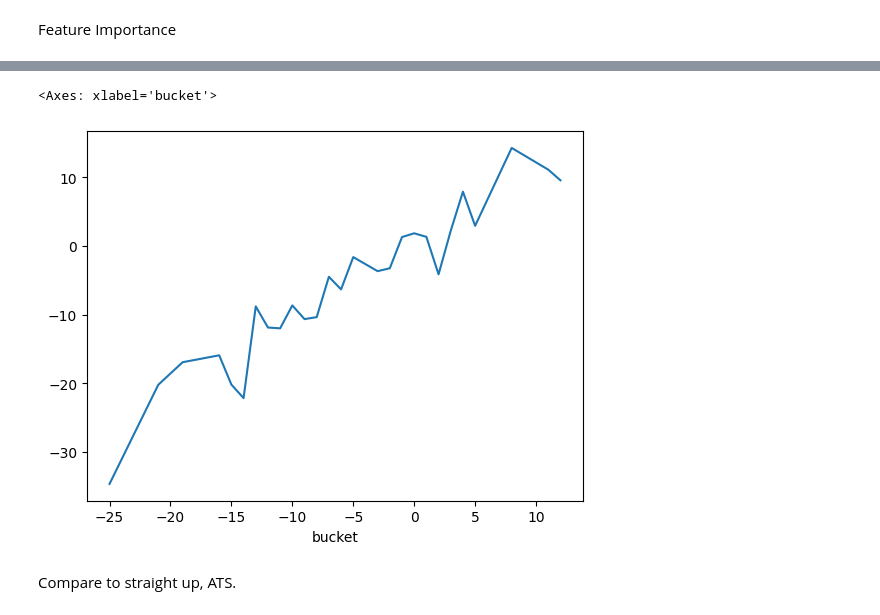
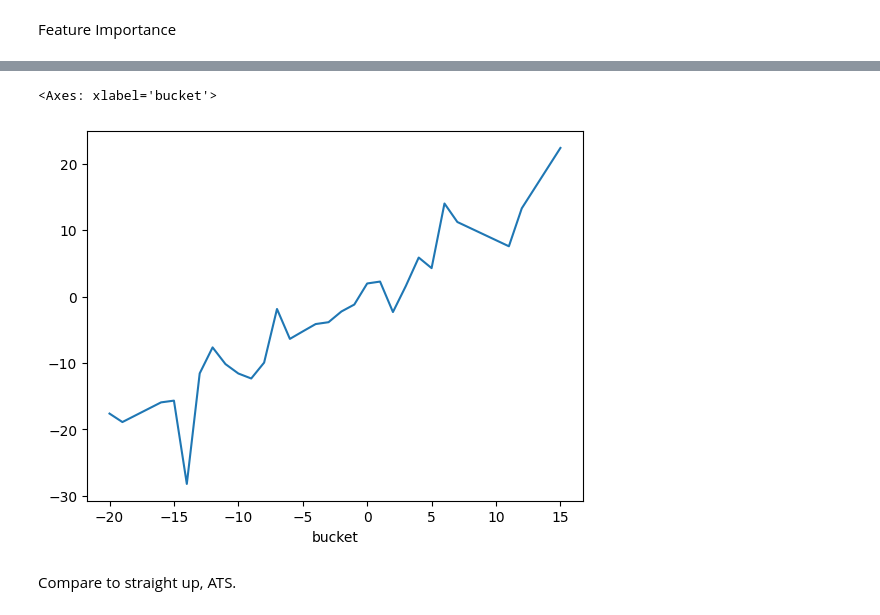
Before and after one commit to kylebennison/staturdays, a Jupyter notebook: services/pregame-wp/train.ipynb, the cells around one changed output, grey strips where cells are left out. Saved outputs shown, nothing was run; the diff lists cells and outputs as text; code cells hidden in the pictures.

Commit message:
add KFold to tuning, move splitting to train

```diff
--- a/services/pregame-wp/train.ipynb
+++ b/services/pregame-wp/train.ipynb
@@ -18,13 +18,11 @@ from sklearn.decomposition import TruncatedSVD
 from sklearn.preprocessing import StandardScaler
 from sklearn.pipeline import make_pipeline
 # %%
-X_train, X_valid, X_test, y_train, y_valid, y_test = (
+X_train, X_test, y_train, y_test = (
     pd.read_parquet(path="./X_train.parquet"),
-    pd.read_parquet(path="./X_valid.parquet"),
     pd.read_parquet(path="./X_test.parquet"),
     pd.read_parquet(path="./y_train.parquet"),
-    pd.read_parquet(path="./y_valid.parquet"),
-    pd.read_parquet(path="./y_test.parquet")
+    pd.read_parquet(path="./y_test.parquet"),
 )
 # %%
 exclude = [
@@ -53,6 +51,8 @@ exclude = [
 ]
 # %% [markdown]
 # Training
+# %%
+X_tr, X_v, y_tr, y_v = train_test_split(X_train, y_train, test_size=0.2, random_state=0)
 # %%
 # Model
 lgbm_reg = lgbm.LGBMRegressor(
@@ -61,7 +61,6 @@ lgbm_reg = lgbm.LGBMRegressor(
     learning_rate=0.001,
     n_estimators=10000,
     objective="mae",
-    subsample_freq=1, # subsample every time
     random_state=0,
     early_stopping_round=10,
     # tuned
@@ -69,7 +68,7 @@ lgbm_reg = lgbm.LGBMRegressor(
     reg_lambda=1.881540488130314,
     colsample_bytree=1.0,  # percent of features to randomly select for use on each tree
     subsample=0.6,  # percent of data to sample without resampling. only works if bagging_freq is also set
-    # bagging_freq=1,  # bag by subsample every kth tree
+    bagging_freq=1,  # bag by subsample every kth tree
     max_depth=4,
     num_leaves=873,  # should be less than 2^max_depth. Should be significantly less to avoid overfitting
     min_child_samples=42,
@@ -79,9 +78,9 @@ lgbm_reg = lgbm.LGBMRegressor(
 )
 
 lgbm_reg.fit(
-    X=X_train.drop(columns=exclude),
-    y=y_train,
-    eval_set=(X_valid.drop(columns=exclude), y_valid),
-    )
+    X=X_tr.drop(columns=exclude),
+    y=y_tr,
+    eval_set=(X_v.drop(columns=exclude), y_v),
+)
 # %% [output]
 [LightGBM] [Warning] Unknown parameter: min_data_per_groups
@@ -124,7 +126,9 @@ y_preds = lgbm_reg.predict(X_test.drop(columns=exclude))
 # %%
 y_preds = pd.Series(y_preds, name="preds")
 # %%
-eval_df = pd.DataFrame({"preds": y_preds, "actual": y_test["margin"].reset_index(drop=True)})
+eval_df = pd.DataFrame(
+    {"preds": y_preds, "actual": y_test["margin"].reset_index(drop=True)}
+)
 eval_df["mae"] = abs(eval_df["preds"] - eval_df["actual"])
 eval_df["mae"].describe()
 # %% [output]
@@ -155,8 +161,10 @@ abline(1, 0)
 # %%
-eval_df.assign(bucket=round(eval_df["preds"], 0)).groupby("bucket")["actual"].agg(["mean", "count"]).query("count > 10")["mean"].plot()
+eval_df.assign(bucket=round(eval_df["preds"], 0)).groupby("bucket")["actual"].agg(
+    ["mean", "count"]
+).query("count > 10")["mean"].plot()
 # %% [output]
 <Axes: xlabel='bucket'>
-[figure, old version]
+[figure, new version]
 # %% [markdown]
 Compare to straight up, ATS.
 # %%
```
Also changed, not shown: parts of 27 cells of this notebook, 2 other files.
